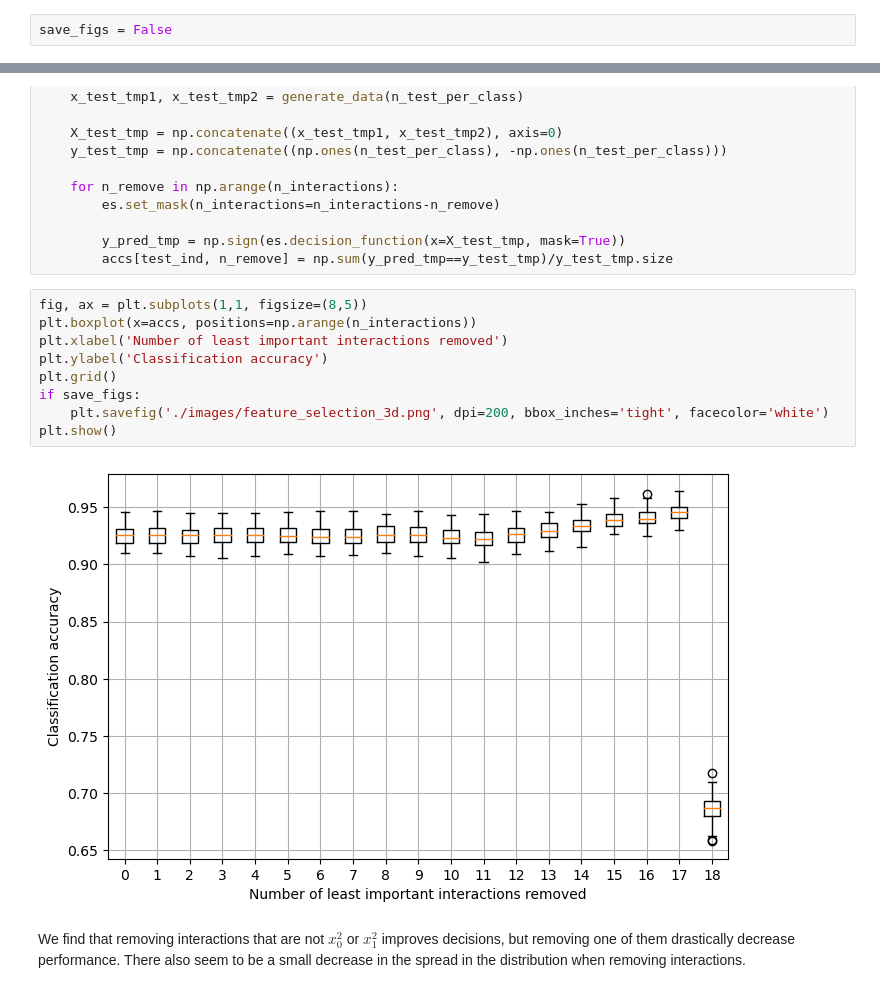
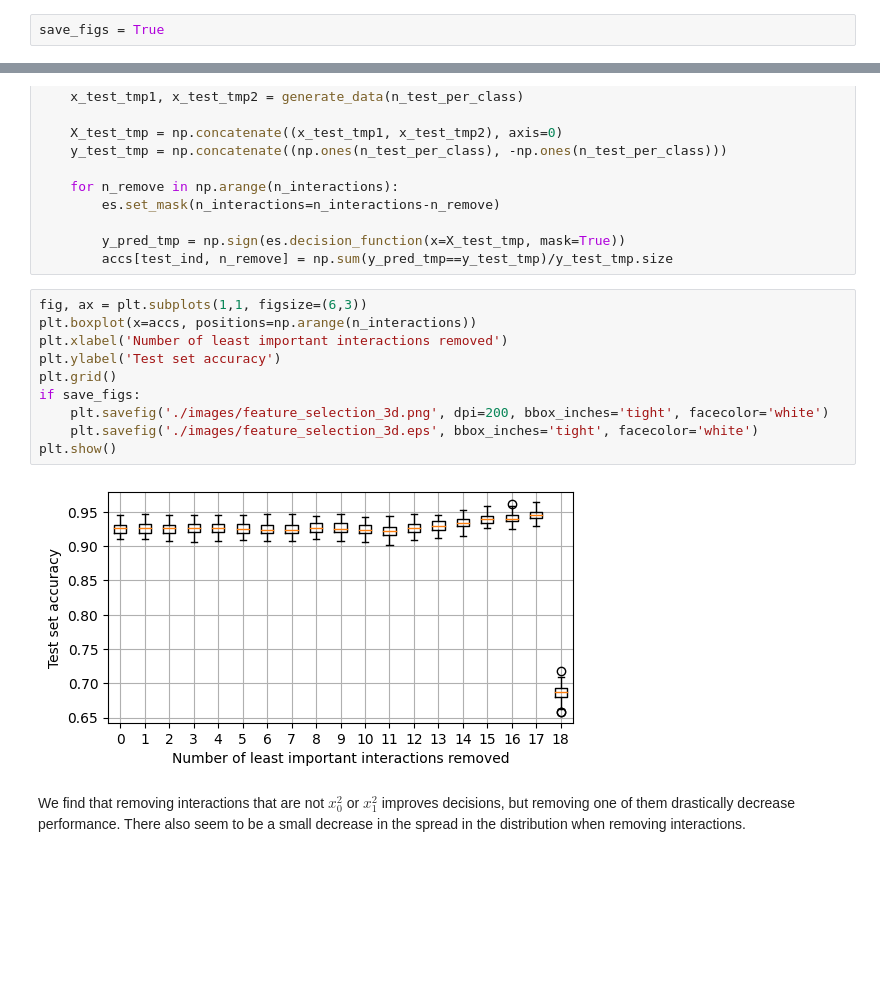
Before and after one commit to rikardvinge/explainpolysvm, a Jupyter notebook: examples/3d_tubes/feature_importance_3d.ipynb, the cells around one changed output, grey strips where cells are left out. Cells and saved outputs as stored; diff of their text form; blank space fills up the shorter version.

```diff
--- a/examples/3d_tubes/feature_importance_3d.ipynb
+++ b/examples/3d_tubes/feature_importance_3d.ipynb
@@ -14,7 +14,7 @@ from sklearn.svm import SVC
 
 rng = np.random.default_rng(1011)
 # %%
-save_figs = False
+save_figs = True
 # %%
 n_train_per_class = 500  # We will later remove 25 samples per class to a test set.
 def generate_data(n_per_class):
@@ -174,15 +182,16 @@ for test_ind in np.arange(n_test_sets):
         y_pred_tmp = np.sign(es.decision_function(x=X_test_tmp, mask=True))
         accs[test_ind, n_remove] = np.sum(y_pred_tmp==y_test_tmp)/y_test_tmp.size
 # %%
-fig, ax = plt.subplots(1,1, figsize=(8,5))
+fig, ax = plt.subplots(1,1, figsize=(6,3))
 plt.boxplot(x=accs, positions=np.arange(n_interactions))
 plt.xlabel('Number of least important interactions removed')
-plt.ylabel('Classification accuracy')
+plt.ylabel('Test set accuracy')
 plt.grid()
 if save_figs:
     plt.savefig('./images/feature_selection_3d.png', dpi=200, bbox_inches='tight', facecolor='white')
+    plt.savefig('./images/feature_selection_3d.eps', bbox_inches='tight', facecolor='white')
 plt.show()
 # %% [output]
-[figure, old version]
+[figure, new version]
 # %% [markdown]
 We find that removing interactions that are not $x_0^2$ or $x_1^2$ improves decisions, but removing one of them drastically decrease performance. There also seem to be a small decrease in the spread in the distribution when removing interactions.
```
Also changed, not shown: parts of 5 cells of this notebook, 26 other files.
